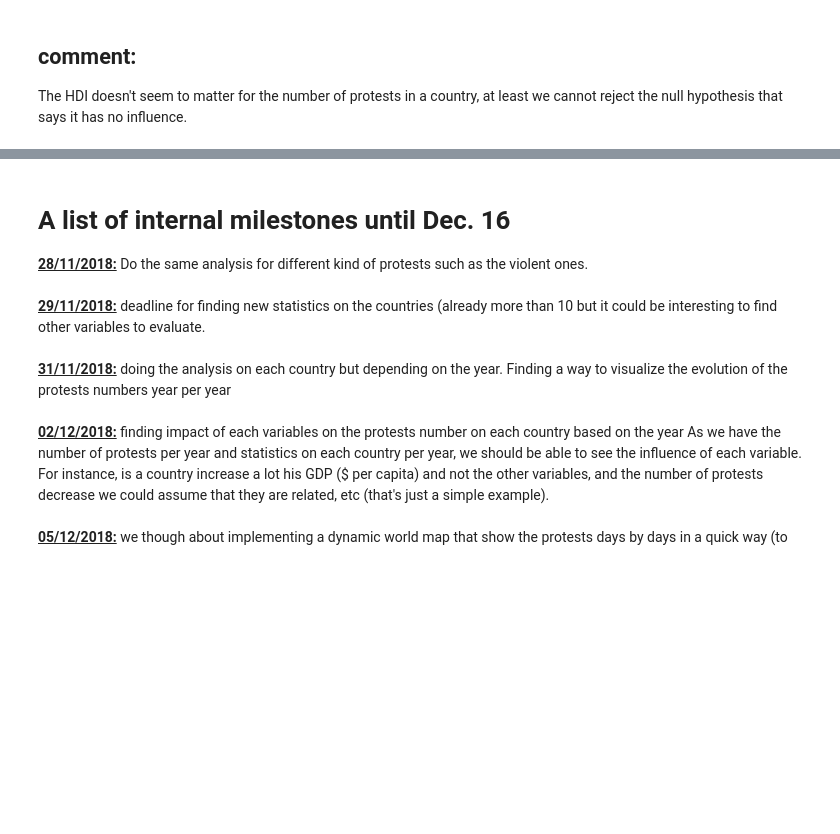
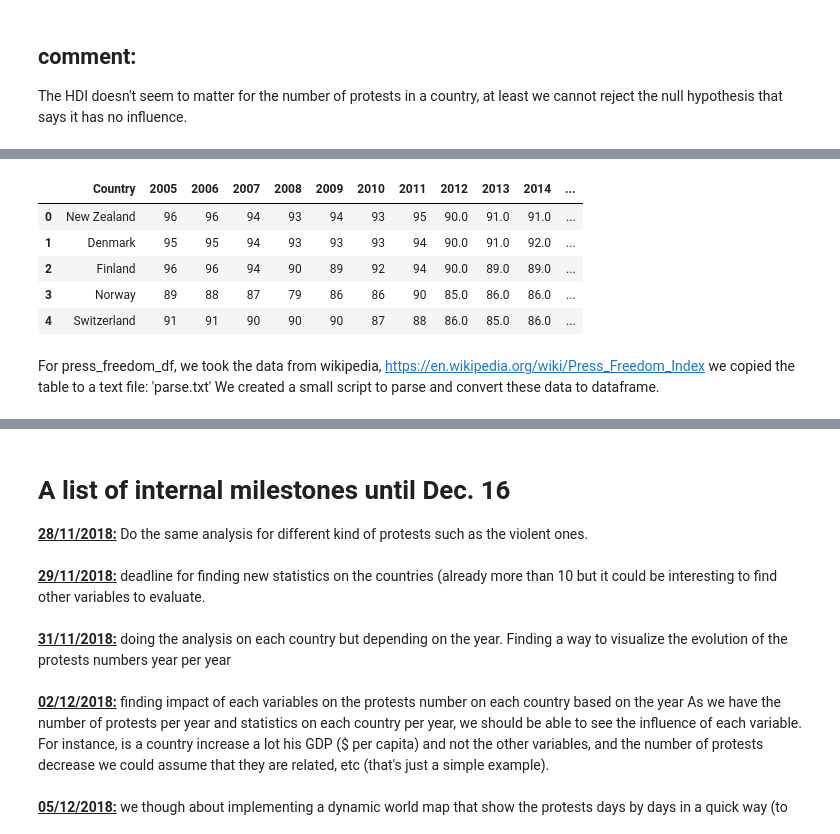
Before and after one commit to Apiquet/ADA_Project, a Jupyter notebook: main.ipynb, the cells around one changed output, grey strips where cells are left out. Drawn from its saved outputs; the diff is of its cells as text; code cells hidden in the pictures; blank space fills up the shorter version.

```diff
--- a/main.ipynb
+++ b/main.ipynb
@@ -618,0 +717,15 @@ The HDI doesn't seem to matter for the number of protests in a country, at least
+# %%
+corruption_df = corruption_df.drop(corruption_df.iloc[:,1:6], axis = 1)
+corruption_df.head(5)
+# %% [output]
+|  | Country | 2005 | 2006 | 2007 | 2008 | 2009 | 2010 | 2011 | 2012 | 2013 | 2014 | ... |
+| 0 | New Zealand | 96 | 96 | 94 | 93 | 94 | 93 | 95 | 90.0 | 91.0 | 91.0 | ... |
+| 1 | Denmark | 95 | 95 | 94 | 93 | 93 | 93 | 94 | 90.0 | 91.0 | 92.0 | ... |
+| 2 | Finland | 96 | 96 | 94 | 90 | 89 | 92 | 94 | 90.0 | 89.0 | 89.0 | ... |
+| 3 | Norway | 89 | 88 | 87 | 79 | 86 | 86 | 90 | 85.0 | 86.0 | 86.0 | ... |
+| 4 | Switzerland | 91 | 91 | 90 | 90 | 90 | 87 | 88 | 86.0 | 85.0 | 86.0 | ... |
+# %% [markdown]
+For press_freedom_df, we took the data from wikipedia,
+https://en.wikipedia.org/wiki/Press_Freedom_Index
+we copied the table to a text file: 'parse.txt'
+We created a small script to parse and convert these data to dataframe.
```
Also changed, not shown: parts of 23 cells of this notebook.
